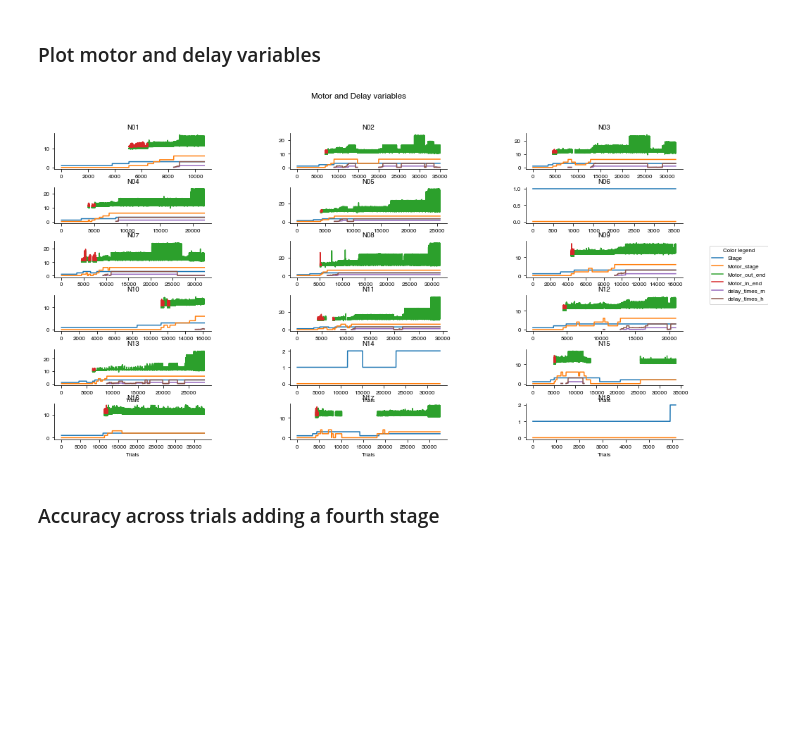
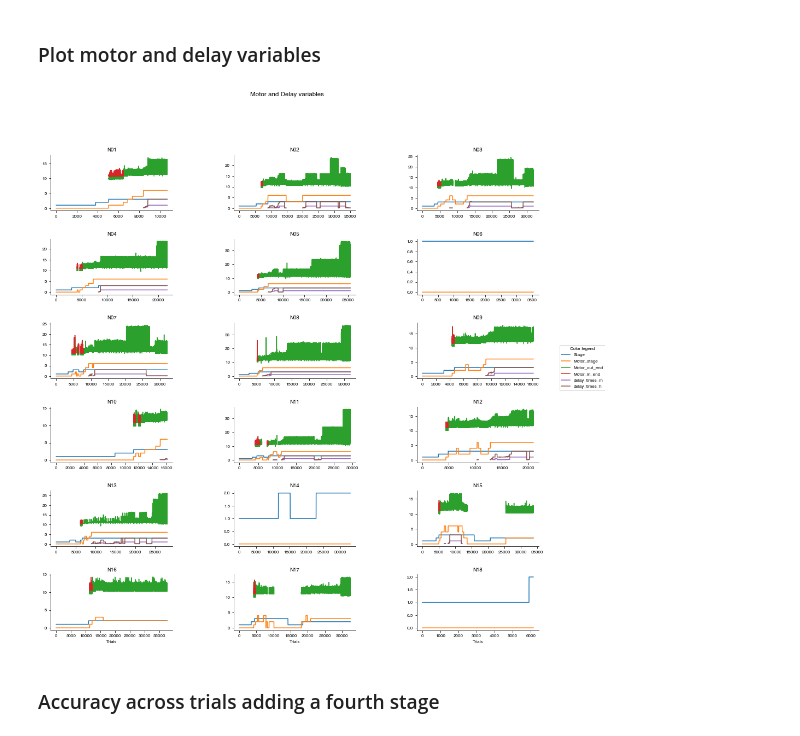
Before and after one commit to manuelmolano/ngym_shaping, a Jupyter notebook: Results_mice_behave_analysis.ipynb, the cells around one changed output. Saved outputs shown, nothing was run; the diff lists cells and outputs as text; code cells hidden in the pictures; blank space fills up the shorter version.

```diff
--- a/Results_mice_behave_analysis.ipynb
+++ b/Results_mice_behave_analysis.ipynb
@@ -71,9 +71,9 @@ Finalmente, gracias a la siguiente figura (Plot motor and delay variables) decid
 ### Plot motor and delay variables
 # %%
 # TODO: make figure larger by changing the number of columns/rows. Like this?
-mba.plot_final_stage_motor_delay(subj_unq, df=df_trials, df_prms=df_params, figsize=(16, 8))
+mba.plot_final_stage_motor_delay(subj_unq, df=df_trials, df_prms=df_params, figsize=(16, 16))
 # %% [output]
-[figure, old version]
+[figure, new version]
 # %% [markdown]
 ### Accuracy across trials adding a fourth stage
 # %% [markdown]
```
Also changed, not shown: parts of 1 cell of this notebook, 1 other file.
